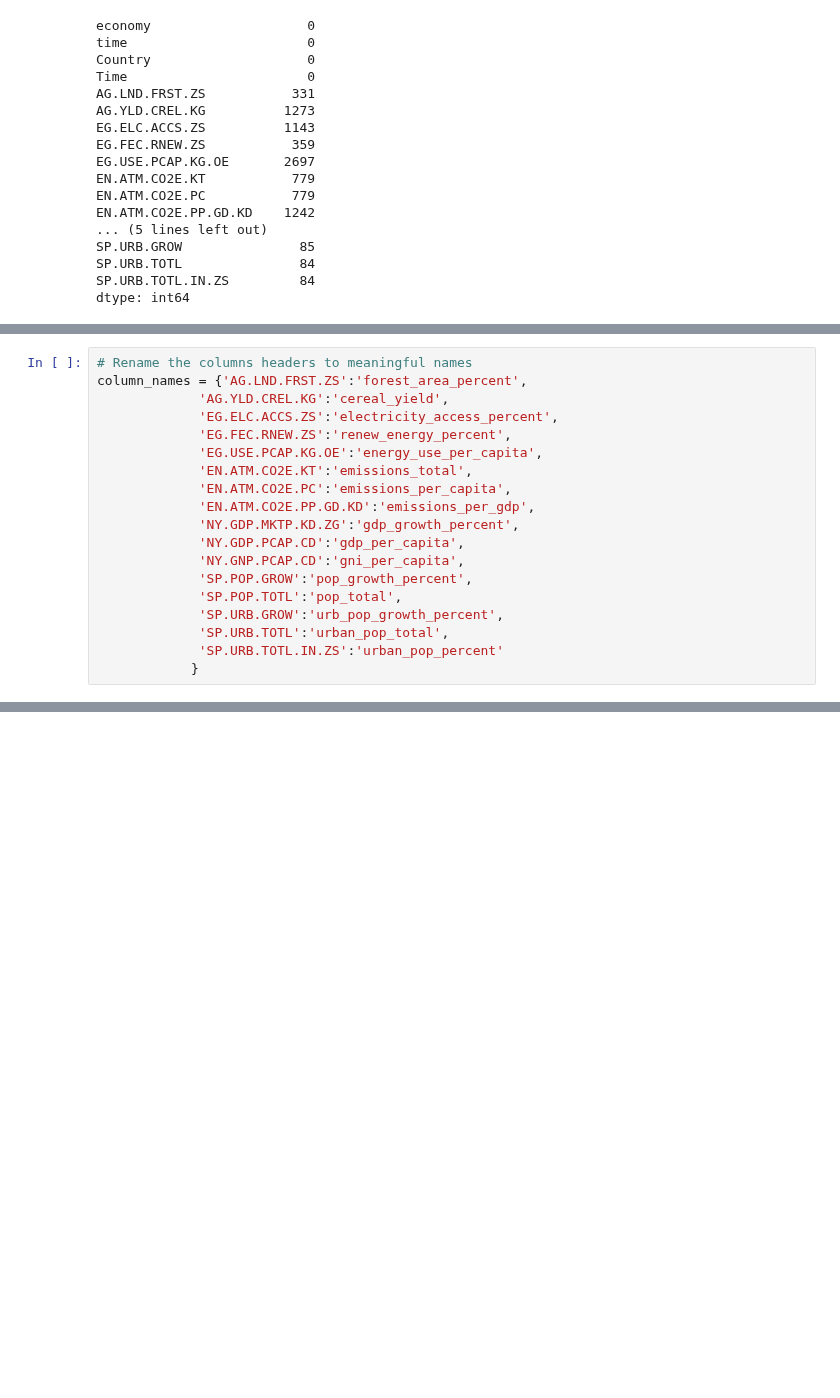
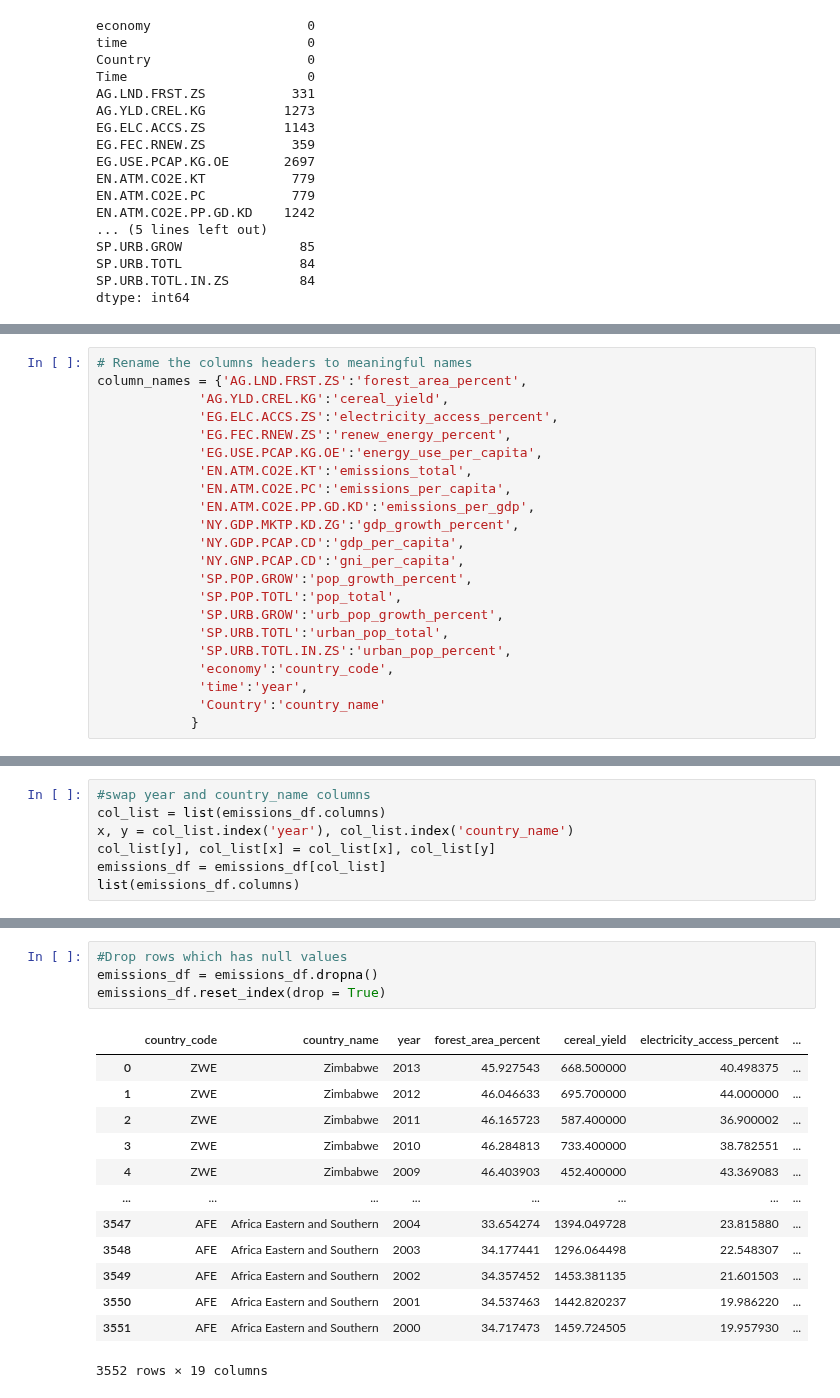
Before and after one commit to sahithig1/capstone_greenhouse_emissions, a Jupyter notebook: Notebook/wbgapi_data_clean.ipynb, the cells around one changed output, grey strips where cells are left out. Drawn from its saved outputs; the diff is of its cells as text; blank space fills up the shorter version.

```diff
--- a/Notebook/wbgapi_data_clean.ipynb
+++ b/Notebook/wbgapi_data_clean.ipynb
@@ -139,7 +142,10 @@ column_names = {'AG.LND.FRST.ZS':'forest_area_percent',
              'SP.POP.TOTL':'pop_total',
              'SP.URB.GROW':'urb_pop_growth_percent',
              'SP.URB.TOTL':'urban_pop_total',
-             'SP.URB.TOTL.IN.ZS':'urban_pop_percent'
+             'SP.URB.TOTL.IN.ZS':'urban_pop_percent',
+             'economy':'country_code',
+             'time':'year',
+             'Country':'country_name'
             }
 # %%
 emissions_df = emissions_df.rename(columns=column_names)
@@ -158,0 +165,7 @@ emissions_df.sample(10)
+# %%
+#swap year and country_name columns
+col_list = list(emissions_df.columns)
+x, y = col_list.index('year'), col_list.index('country_name')
+col_list[y], col_list[x] = col_list[x], col_list[y]
+emissions_df = emissions_df[col_list]
+list(emissions_df.columns)
@@ -158,0 +192,18 @@ emissions_df.sample(10)
+# %%
+#Drop rows which has null values
+emissions_df = emissions_df.dropna()
+emissions_df.reset_index(drop = True)
+# %% [output]
+|  | country_code | country_name | year | forest_area_percent | cereal_yield | electricity_access_percent | ... |
+| 0 | ZWE | Zimbabwe | 2013 | 45.927543 | 668.500000 | 40.498375 | ... |
+| 1 | ZWE | Zimbabwe | 2012 | 46.046633 | 695.700000 | 44.000000 | ... |
+| 2 | ZWE | Zimbabwe | 2011 | 46.165723 | 587.400000 | 36.900002 | ... |
+| 3 | ZWE | Zimbabwe | 2010 | 46.284813 | 733.400000 | 38.782551 | ... |
+| 4 | ZWE | Zimbabwe | 2009 | 46.403903 | 452.400000 | 43.369083 | ... |
+| ... | ... | ... | ... | ... | ... | ... | ... |
+| 3547 | AFE | Africa Eastern and Southern | 2004 | 33.654274 | 1394.049728 | 23.815880 | ... |
+| 3548 | AFE | Africa Eastern and Southern | 2003 | 34.177441 | 1296.064498 | 22.548307 | ... |
+| 3549 | AFE | Africa Eastern and Southern | 2002 | 34.357452 | 1453.381135 | 21.601503 | ... |
+| 3550 | AFE | Africa Eastern and Southern | 2001 | 34.537463 | 1442.820237 | 19.986220 | ... |
+| 3551 | AFE | Africa Eastern and Southern | 2000 | 34.717473 | 1459.724505 | 19.957930 | ... |
+3552 rows × 19 columns
```
Also changed, not shown: parts of 5 cells of this notebook.
